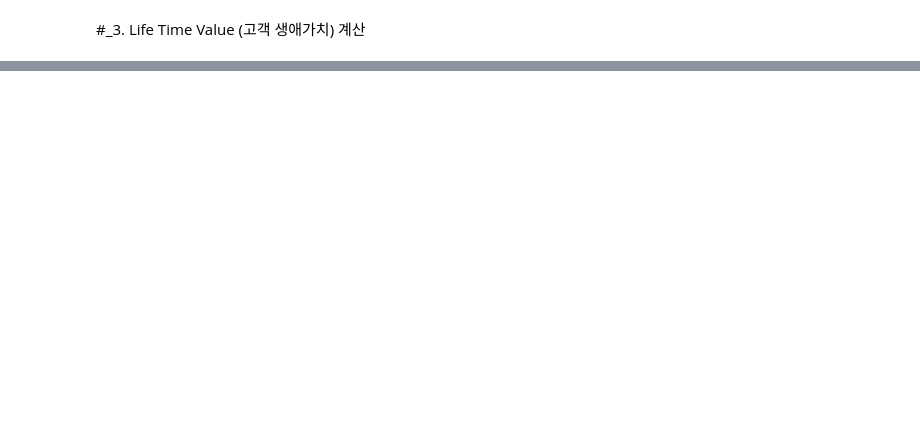
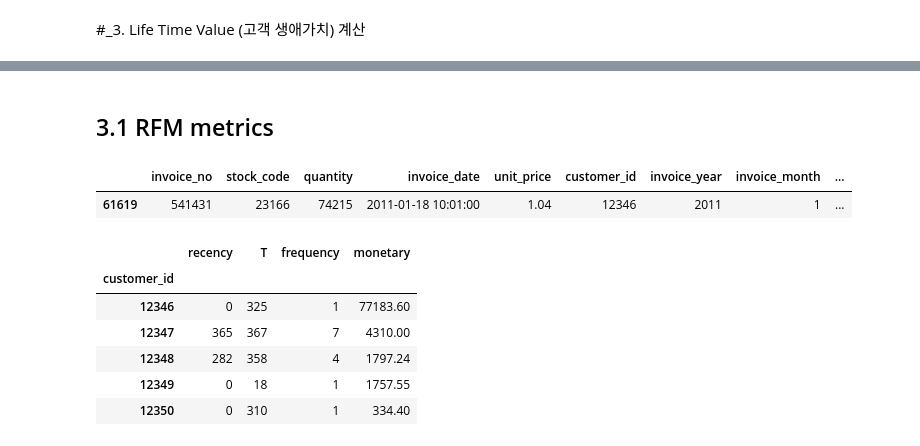
Before and after one commit to Nayoung-young/prj-ecommerce-ltv, a Jupyter notebook: e_commerce_LTV.ipynb, the cells around one changed output, grey strips where cells are left out. Drawn from its saved outputs; the diff is of its cells as text; code cells hidden in the pictures; blank space fills up the shorter version.

```diff
--- a/e_commerce_LTV.ipynb
+++ b/e_commerce_LTV.ipynb
@@ -505,0 +504,32 @@ memory usage: 33.4+ MB
+# %%
+today_date = dt.datetime(2011, 12, 10)
+# %% [markdown]
+## 3.1 RFM metrics
+# %%
+df_LTV_02[df_LTV_02['customer_id'] == '12346']
+# %% [output]
+|  | invoice_no | stock_code | quantity | invoice_date | unit_price | customer_id | invoice_year | invoice_month | ... |
+| 61619 | 541431 | 23166 | 74215 | 2011-01-18 10:01:00 | 1.04 | 12346 | 2011 | 1 | ... |
+# %%
+ltv_df = df_LTV_02.groupby("customer_id").agg(
+    {
+        "invoice_date": [
+            lambda x: (x.max() - x.min()).days,
+            lambda x: (today_date - x.min()).days,
+        ],
+        "invoice_no": "nunique",
+        "total_price": "sum",
+    }
+)
+
+ltv_df.columns = ltv_df.columns.droplevel(0)
+ltv_df.columns = ["recency", "T", "frequency", "monetary"]
+ltv_df.head()
+# %% [output]
+|  | recency | T | frequency | monetary |
+| customer_id |  |  |  |  |
+| 12346 | 0 | 325 | 1 | 77183.60 |
+| 12347 | 365 | 367 | 7 | 4310.00 |
+| 12348 | 282 | 358 | 4 | 1797.24 |
+| 12349 | 0 | 18 | 1 | 1757.55 |
+| 12350 | 0 | 310 | 1 | 334.40 |
```
Also changed, not shown: parts of 26 cells of this notebook.
